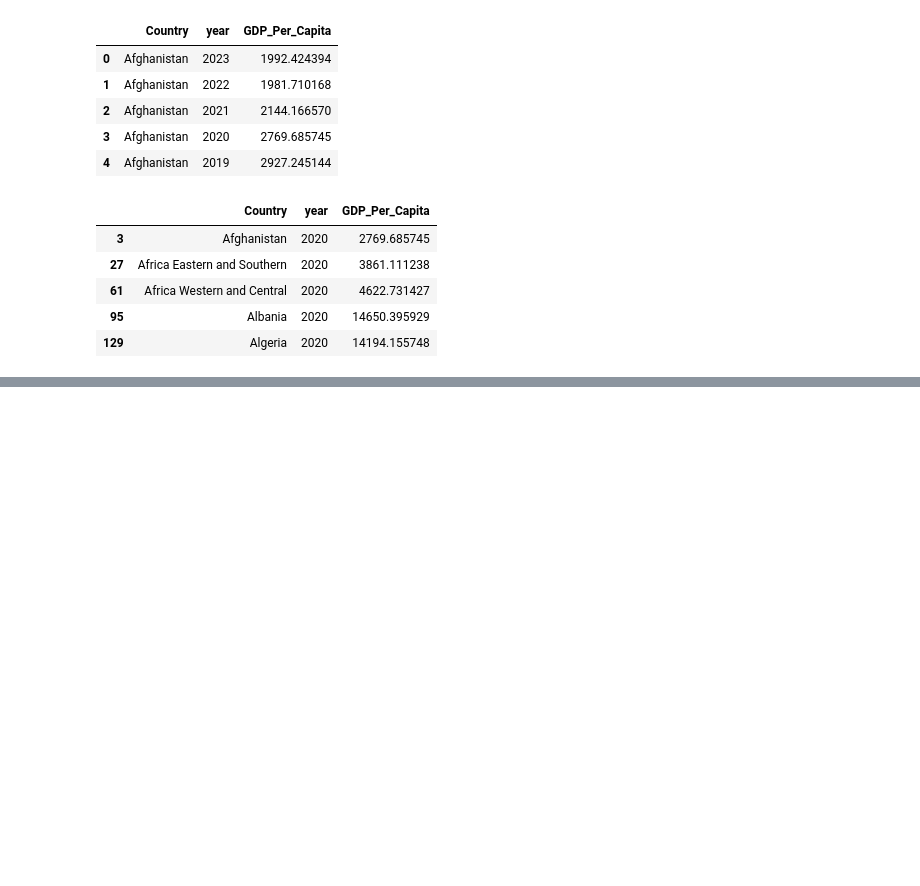
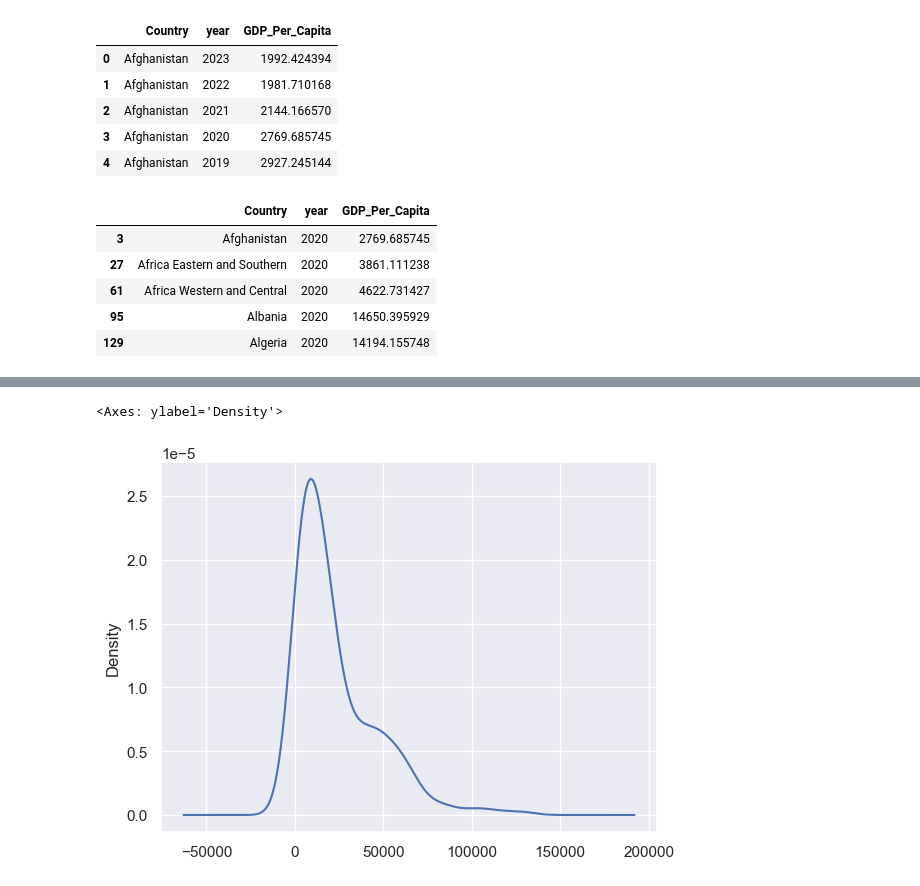
Before and after one commit to NSS-Full-Time-Data-Analytics-16/un-project-jyothigutiikonda, a Jupyter notebook: notebook/UN_Project.ipynb, the cells around one changed output, grey strips where cells are left out. Drawn from its saved outputs; the diff is of its cells as text; code cells hidden in the pictures; blank space fills up the shorter version.

```diff
--- a/notebook/UN_Project.ipynb
+++ b/notebook/UN_Project.ipynb
@@ -136,0 +201,5 @@ gdp_2020.head()
+# %%
+gdp_2020['GDP_Per_Capita'].plot.kde()
+# %% [output]
+<Axes: ylabel='Density'>
+[figure, added]
```
Also changed, not shown: parts of 13 cells of this notebook.
